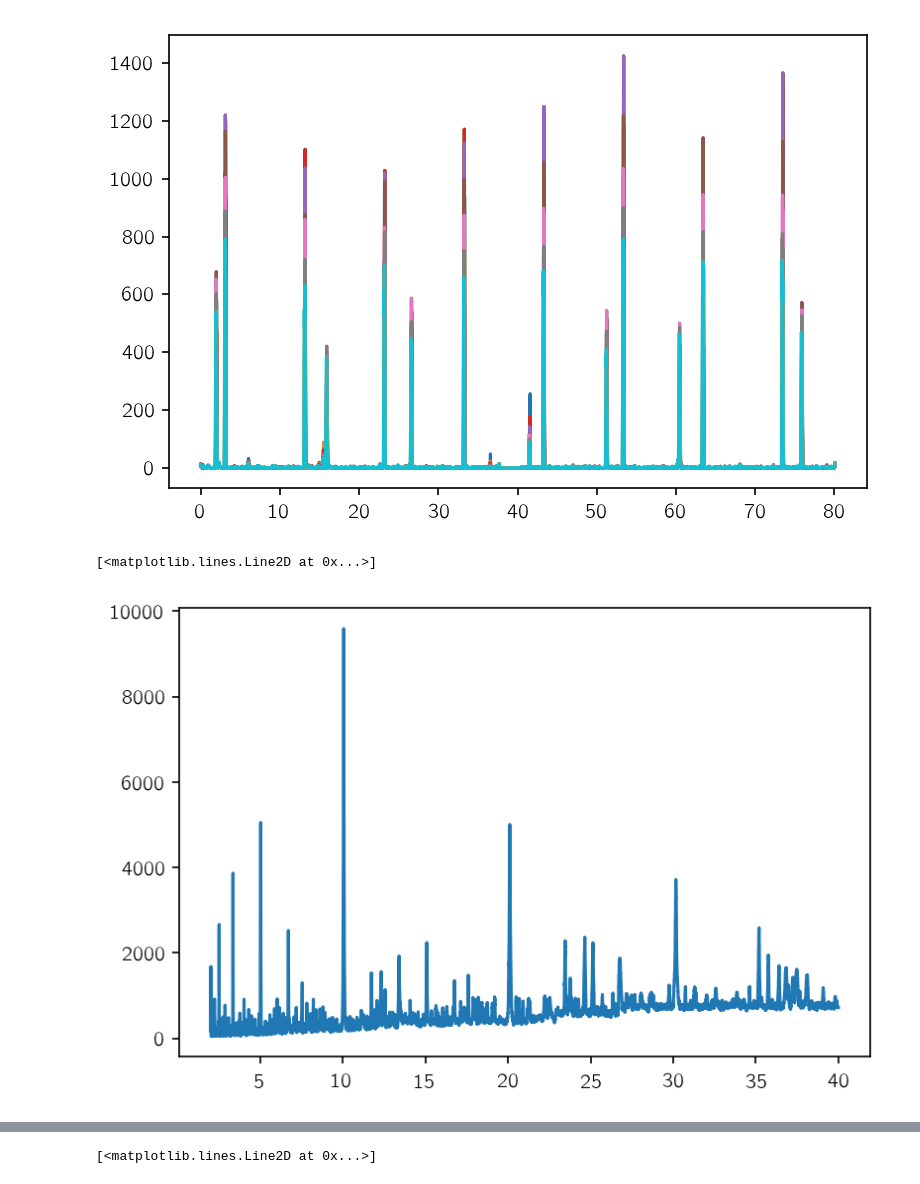
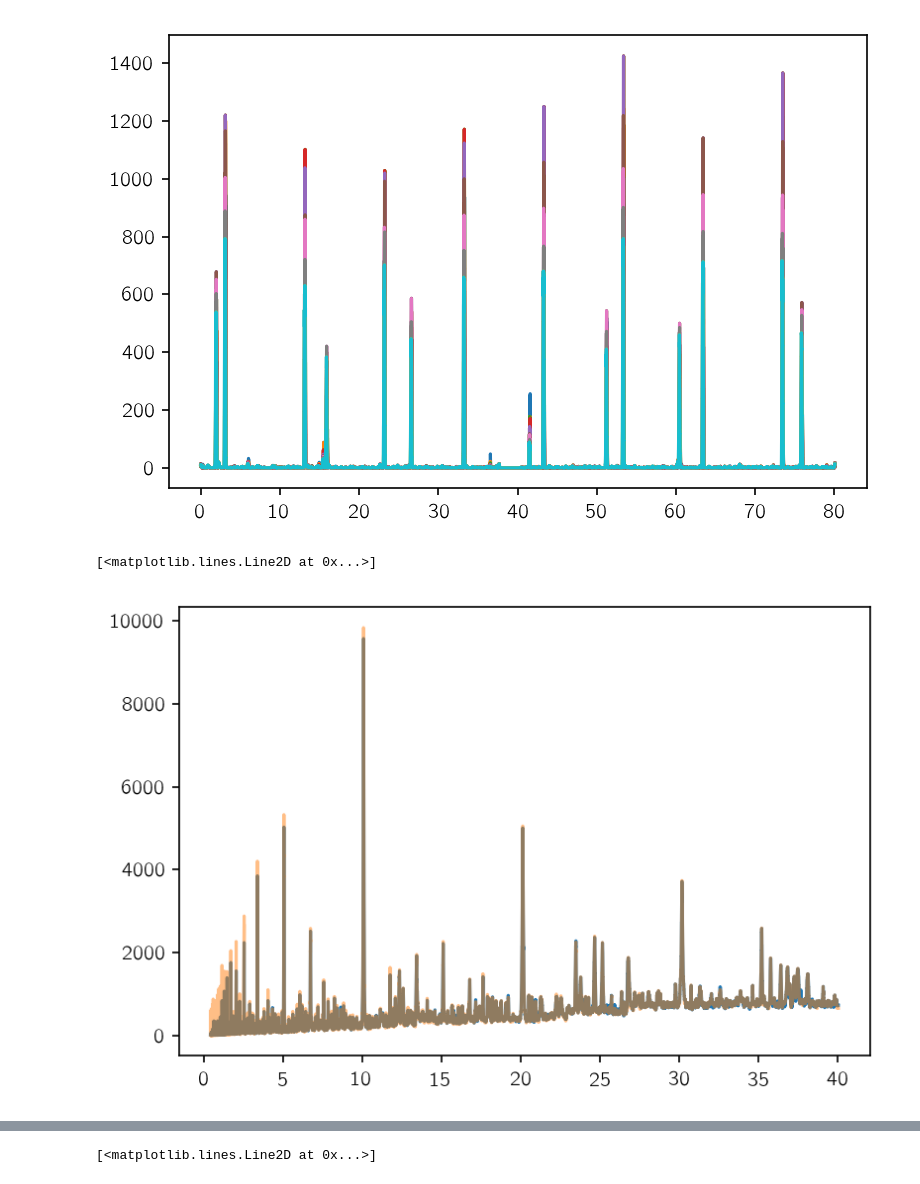
Before and after one commit to dfm/bls.py, a Jupyter notebook: refactor.ipynb, the cells around one changed output, grey strips where cells are left out. Saved outputs shown, nothing was run; the diff lists cells and outputs as text; code cells hidden in the pictures.

```diff
--- a/refactor.ipynb
+++ b/refactor.ipynb
@@ -174,11 +177,9 @@ blah = grid_search(np.ascontiguousarray(delta_log_like.T), np.ascontiguousarray(
-# %%
-ns = np.arange(min_n, max_n+1)
-periods = db * ns
-
-plt.plot(periods, blah[0])
-# %% [output]
-[<matplotlib.lines.Line2D at 0x...>]
-[figure, removed]
+# %%
+plt.plot(periods * db, blah[0])
+plt.plot(results.period, results.power, alpha=0.5)
+# %% [output]
+[<matplotlib.lines.Line2D at 0x...>]
+[figure, added]
 # %%
 from tqdm import tqdm
 
```
Also changed, not shown: parts of 8 cells of this notebook, 2 other files.
